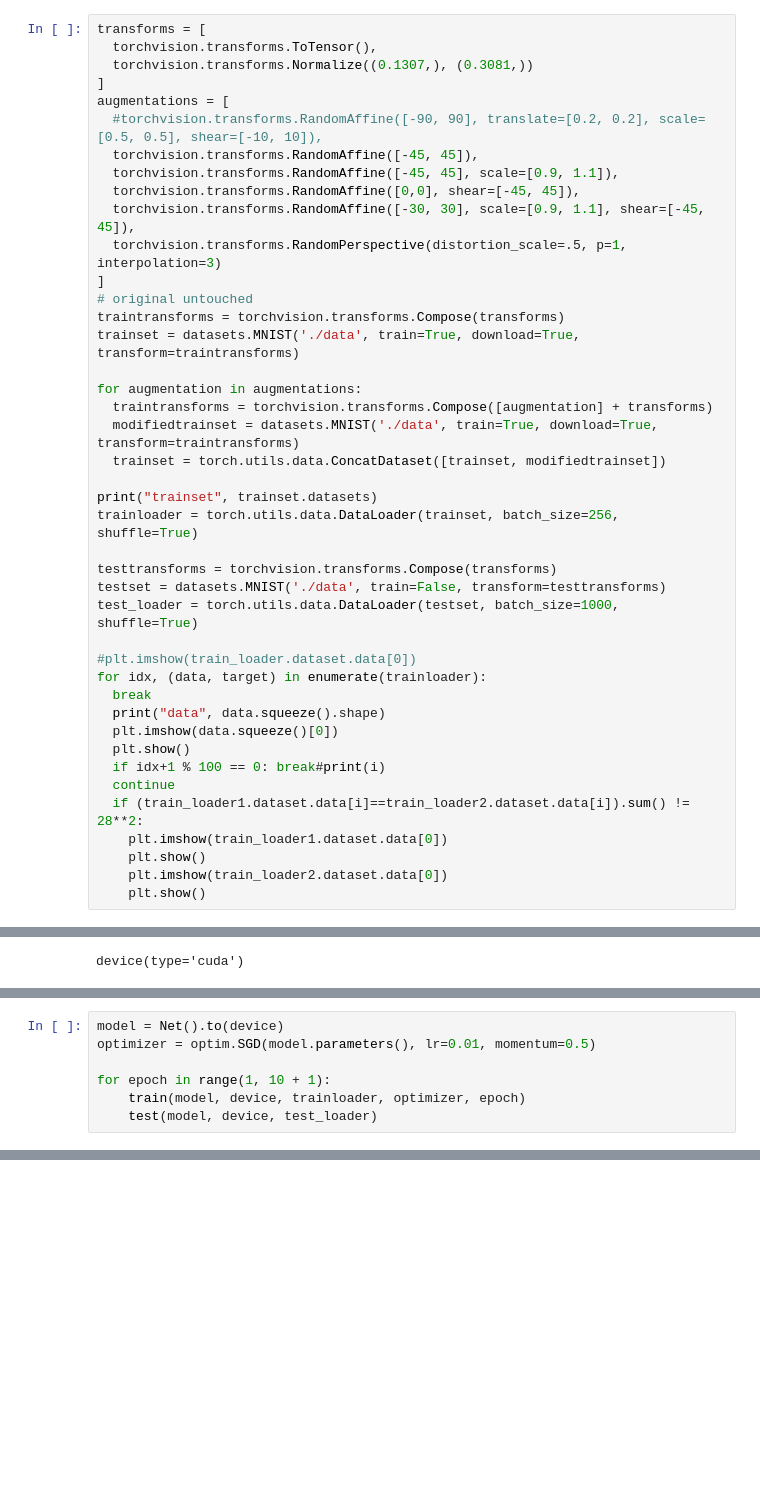
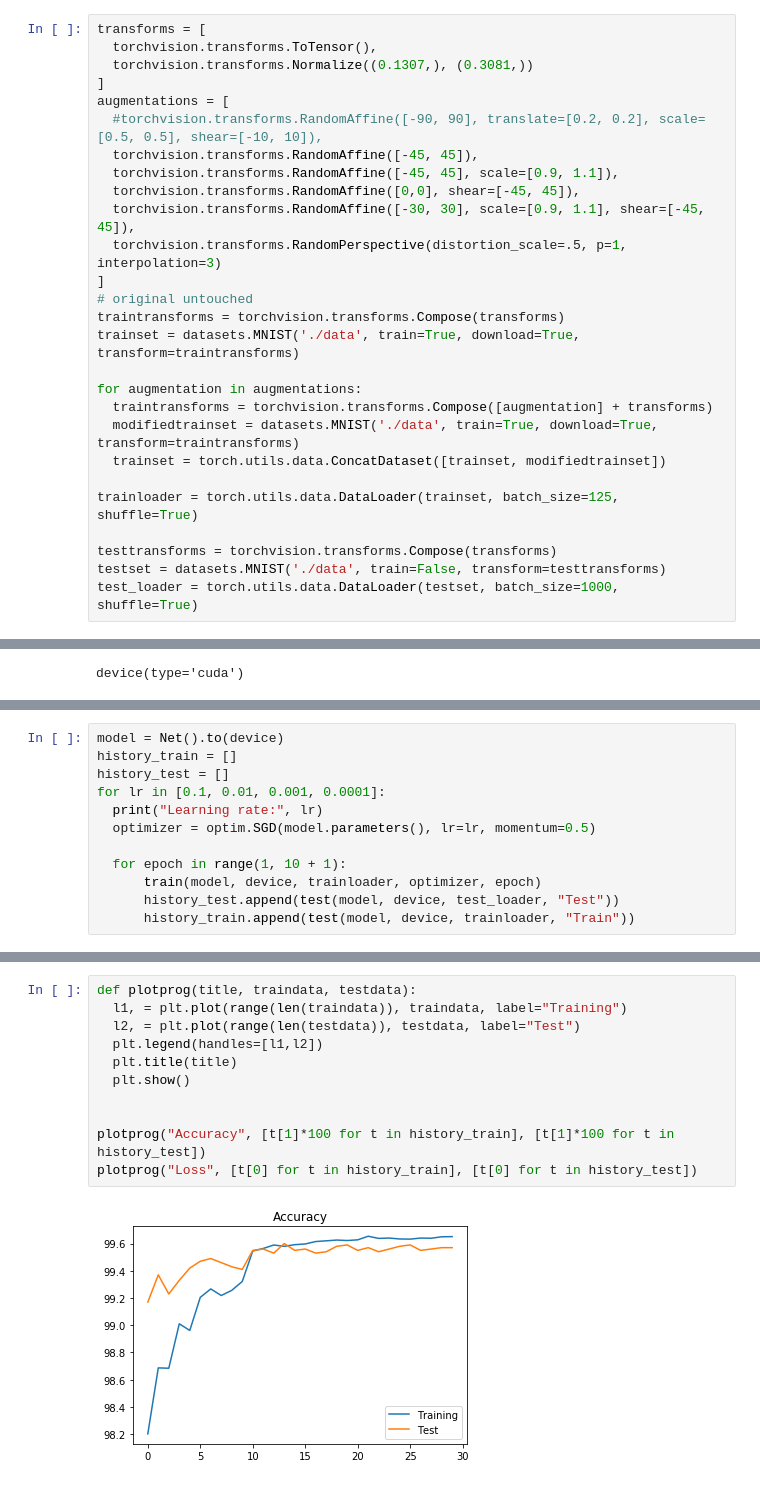
Before and after one commit to dettmar/machine-learning, a Jupyter notebook: MNIST_Pytorch.ipynb, the cells around one changed output, grey strips where cells are left out. Saved outputs shown, nothing was run; the diff lists cells and outputs as text; blank space fills up the shorter version.

Commit message:
Added variable learning rate and plotted history

```diff
--- a/MNIST_Pytorch.ipynb
+++ b/MNIST_Pytorch.ipynb
@@ -29,23 +31,8 @@ for augmentation in augmentations:
   modifiedtrainset = datasets.MNIST('./data', train=True, download=True, transform=traintransforms)
   trainset = torch.utils.data.ConcatDataset([trainset, modifiedtrainset])
 
-print("trainset", trainset.datasets)
-trainloader = torch.utils.data.DataLoader(trainset, batch_size=256, shuffle=True)
+trainloader = torch.utils.data.DataLoader(trainset, batch_size=125, shuffle=True)
 
 testtransforms = torchvision.transforms.Compose(transforms)
 testset = datasets.MNIST('./data', train=False, transform=testtransforms)
 test_loader = torch.utils.data.DataLoader(testset, batch_size=1000, shuffle=True)
-
-#plt.imshow(train_loader.dataset.data[0])
-for idx, (data, target) in enumerate(trainloader):
-  break
-  print("data", data.squeeze().shape)
-  plt.imshow(data.squeeze()[0])
-  plt.show()
-  if idx+1 % 100 == 0: break#print(i)
-  continue
-  if (train_loader1.dataset.data[i]==train_loader2.dataset.data[i]).sum() != 28**2:
-    plt.imshow(train_loader1.dataset.data[0])
-    plt.show()
-    plt.imshow(train_loader2.dataset.data[0])
-    plt.show()
@@ -116,8 +96,13 @@ def test(model, device, test_loader):
 # %%
 model = Net().to(device)
-optimizer = optim.SGD(model.parameters(), lr=0.01, momentum=0.5)
+history_train = []
+history_test = []
+for lr in [0.1, 0.01, 0.001, 0.0001]:
+  print("Learning rate:", lr)
+  optimizer = optim.SGD(model.parameters(), lr=lr, momentum=0.5)
 
-for epoch in range(1, 10 + 1):
-    train(model, device, trainloader, optimizer, epoch)
-    test(model, device, test_loader)
+  for epoch in range(1, 10 + 1):
+      train(model, device, trainloader, optimizer, epoch)
+      history_test.append(test(model, device, test_loader, "Test"))
+      history_train.append(test(model, device, trainloader, "Train"))
 # %% [output]
@@ -142,0 +129,13 @@ torch.save(model.state_dict(),"mnist_cnn.pt")
+# %%
+def plotprog(title, traindata, testdata):
+  l1, = plt.plot(range(len(traindata)), traindata, label="Training")
+  l2, = plt.plot(range(len(testdata)), testdata, label="Test")
+  plt.legend(handles=[l1,l2])
+  plt.title(title)
+  plt.show()
+
+
+plotprog("Accuracy", [t[1]*100 for t in history_train], [t[1]*100 for t in history_test])
+plotprog("Loss", [t[0] for t in history_train], [t[0] for t in history_test])
+# %% [output]
+[figure, added]
```
Also changed, not shown: parts of 10 cells of this notebook.
